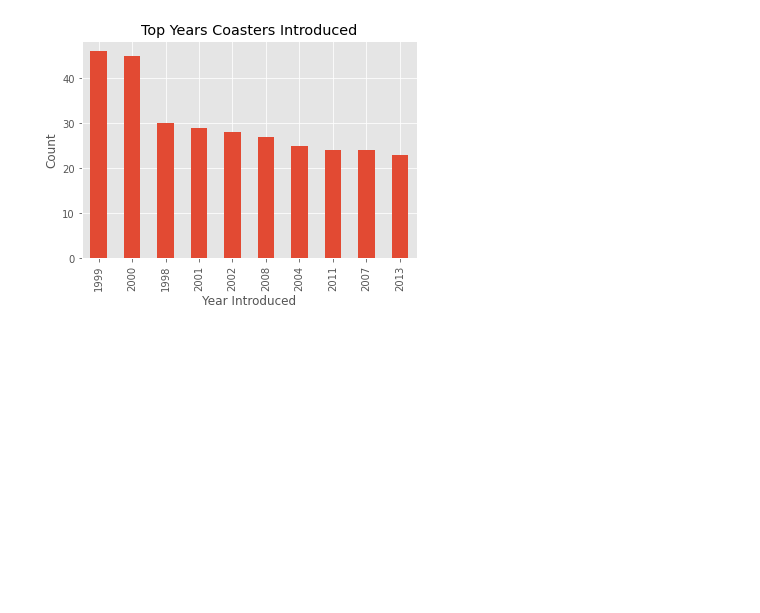
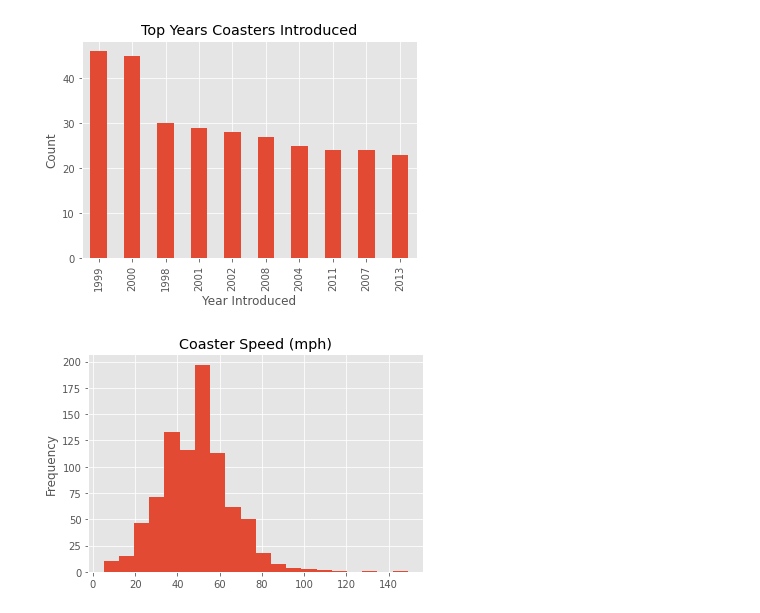
Before and after one commit to dilaraesmer/Exploratory_Data_Analysis_Project, a Jupyter notebook: Data_Analysis.ipynb, the cells around one changed output. Drawn from its saved outputs; the diff is of its cells as text; code cells hidden in the pictures; blank space fills up the shorter version.

```diff
--- a/Data_Analysis.ipynb
+++ b/Data_Analysis.ipynb
@@ -326,3 +326,9 @@ Name: Year_Introduced, Length: 101, dtype: int64
 # %% [output]
 Text(0, 0.5, 'Count')
 [figure]
+# %%
+ax = df['Speed_mph'].plot(kind = 'hist',
+                     bins = 20,
+                     title = 'Coaster Speed (mph)')
+# %% [output]
+[figure, added]
```
